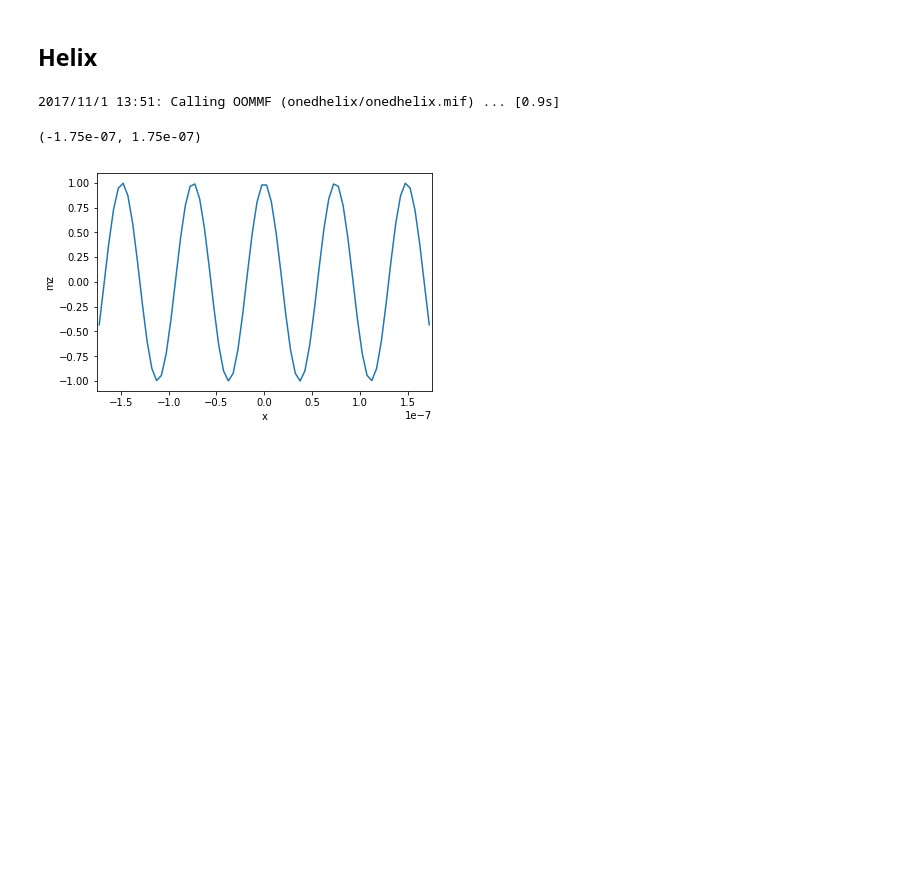
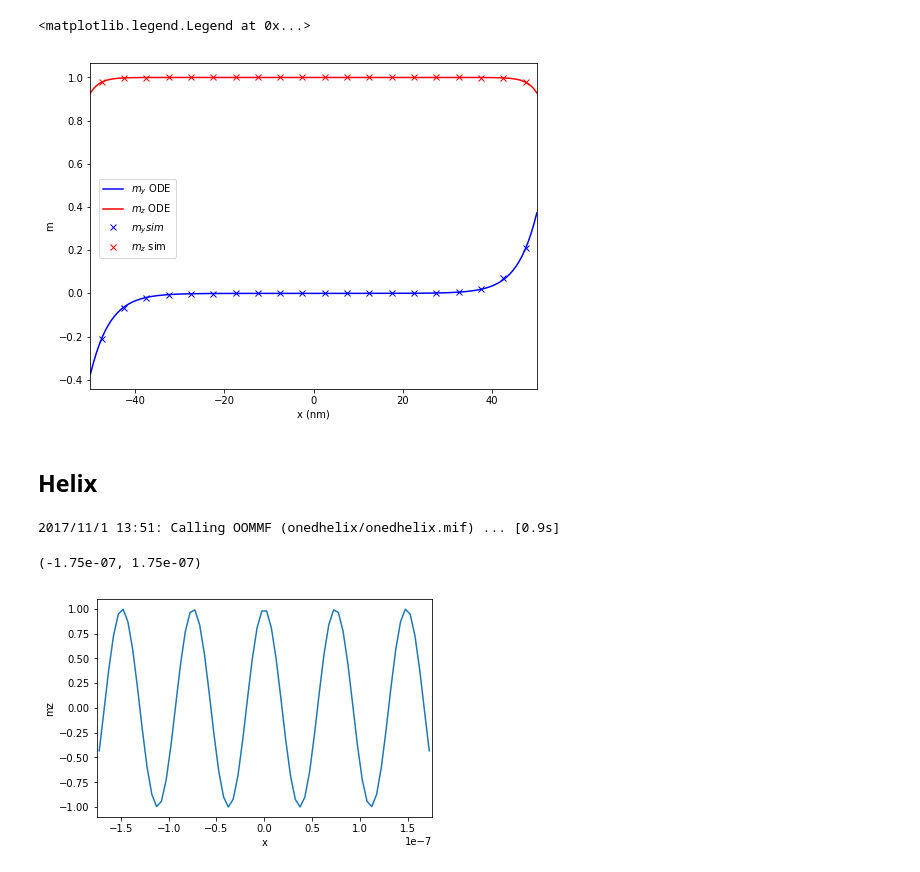
Before and after one commit to fangohr/paper-2017-dmi-standard-problem, a Jupyter notebook: ipynb/one-dimensional.ipynb, the cells around one changed output. Cells and saved outputs as stored; diff of their text form; code cells hidden in the pictures; blank space fills up the shorter version.

```diff
--- a/ipynb/one-dimensional.ipynb
+++ b/ipynb/one-dimensional.ipynb
@@ -122,0 +53,8 @@ plt.savefig('figures/result_1d.pdf', dpi=300)
+# %%
+my_simulation = []
+mz_simulation = []
+x_simulation = []
+for coord in mesh.coordinates:
+    x_simulation.append(coord[0]/1e-9)
+    my_simulation.append(system.m(coord)[1]/Ms)
+    mz_simulation.append(system.m(coord)[2]/Ms)
@@ -123,3 +70,45 @@ plt.savefig('figures/result_1d.pdf', dpi=300)
+# %%
+delta = np.sqrt(A/K)
+xi = 2*A/D
+
+
+def ode_1d(theta, x_array):
+    return np.array([theta[1], np.cos(theta[0])*np.sin(theta[0])/delta**2])
+
+
+def error(dtheta_guess):
+    solution = scipy.integrate.odeint(ode_1d, np.array([np.arcsin(-delta/xi), dthetadr_guess/xi]), x_array)
+    return solution[-1,0] - np.arcsin(delta/xi)
+
+x_array = np.linspace(-L/2, L/2, 300)
+
+dtheta_guess_range = np.linspace(0.9, 1.1, 100)
+
+errors = []
+for dtheta_guess in dtheta_guess_range:
+    errors.append(error(dtheta_guess))
+
+# find the root of the residual function, i.e. the zero crossing, use the scipy.brentq method for this purpose
+dtheta_0 = scipy.optimize.brentq(residual, 0.9, 1.1)
+
+# plug the found solution for the missing boundary condition into the ODE solver
+m_analytic = scipy.integrate.odeint(ode_1d, np.array([np.arcsin(-delta/xi), dtheta_0/xi]), x_array)
+
+plt.figure(figsize=(8, 6))
+# Analytic result
+plt.plot(x_array/1e-9, np.sin(m_analytic[:, 0]), 'b', label=r'$m_y$ ODE')
+plt.plot(x_array/1e-9, np.cos(m_analytic[:, 0]), 'r', label=r'$m_z$ ODE')
+# Simulation result
+plt.plot(x_simulation, my_simulation, 'bx', label=r'$m_y sim$')
+plt.plot(x_simulation, mz_simulation, 'rx', label=r'$m_z$ sim')
+
+plt.xlim([-L/2e-9, L/2e-9])
+plt.xlabel('x (nm)')
+plt.ylabel('m')
+plt.legend(loc=(0.02,0.4))
+# %% [output]
+<matplotlib.legend.Legend at 0x...>
+[figure, added]
 # %% [markdown]
 ## Helix
 # %%
```
Also changed, not shown: parts of 14 cells of this notebook.
